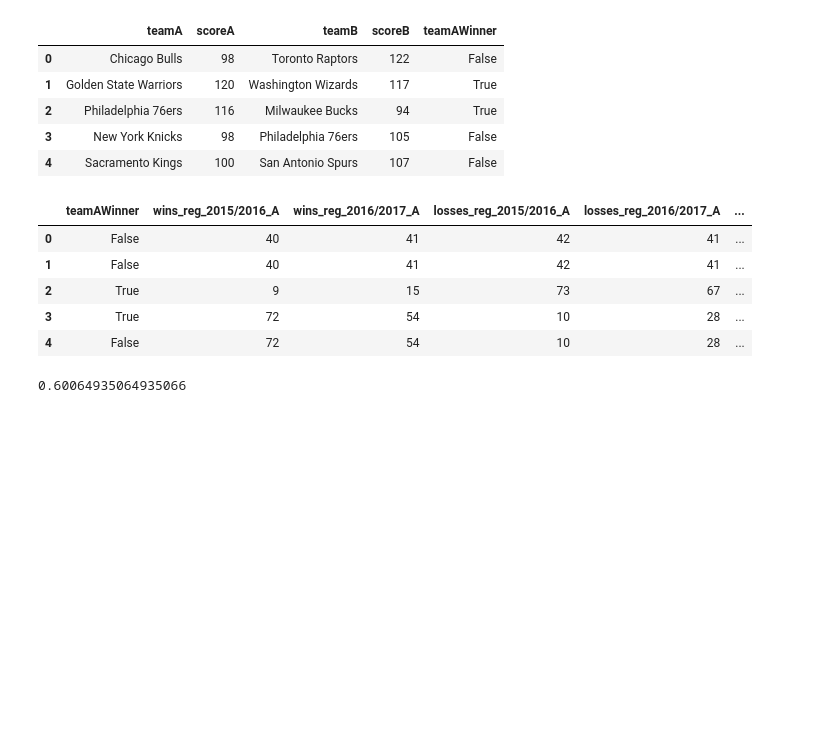
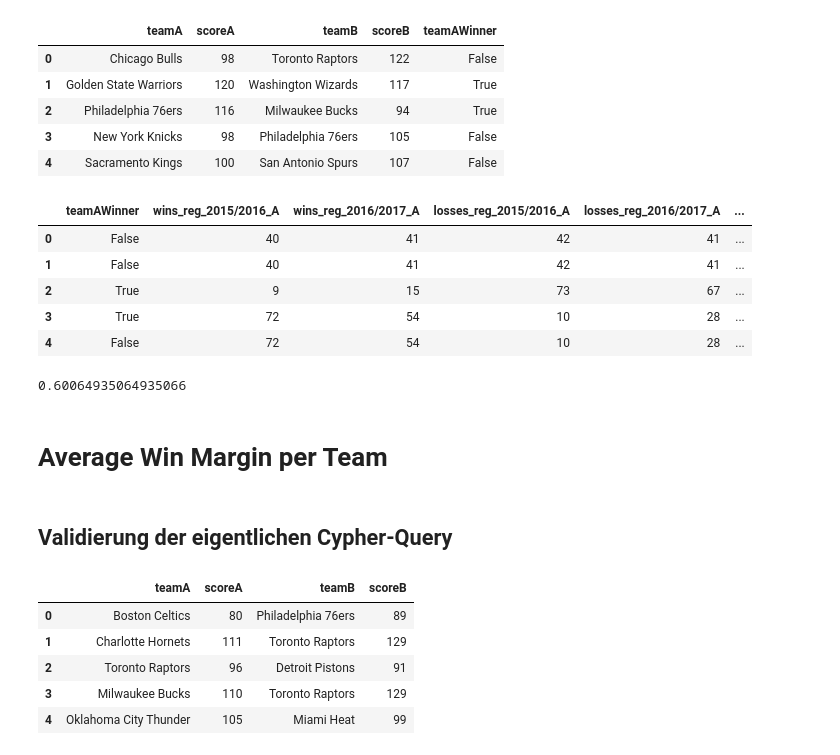
Before and after one commit to jgoerner/SportsPrediction, a Jupyter notebook: NBA/notebooks/1.7-first-model.ipynb, the cells around one changed output. Drawn from its saved outputs; the diff is of its cells as text; code cells hidden in the pictures; blank space fills up the shorter version.

```diff
--- a/NBA/notebooks/1.7-first-model.ipynb
+++ b/NBA/notebooks/1.7-first-model.ipynb
@@ -158,3 +158,21 @@ lr.fit(X_train, y_train)
 lr.score(X_test, y_test)
 # %% [output]
 0.60064935064935066
+# %% [markdown]
+# Average Win Margin per Team
+# %% [markdown]
+## Validierung der eigentlichen Cypher-Query
+# %%
+cypher = """
+MATCH
+	(t:Team)-[:SCORED]->(s:Score)-[:IN_GAME]->(g:Game)<-[:IN_GAME]-(s2:Score)<-[:SCORED]-(t2:Team), (sea:Season)
+WHERE
+    (g)-[:TOOK_PLACE_IN]->(sea)
+AND
+	sea.name = "2017/2018"
+AND
+	g.game_type = "regular_season"
+WITH g, collect(t.name) as teams, collect(s.score) as scores
+RETURN
+	HEAD(teams) as teamA, HEAD(TAIL(scores)) as scoreA, HEAD(TAIL(teams)) as teamB, HEAD(scores) as scoreB
+"""
@@ -160,0 +183,9 @@ lr.score(X_test, y_test)
+# %%
+df_matches.head()
+# %% [output]
+|  | teamA | scoreA | teamB | scoreB |
+| 0 | Boston Celtics | 80 | Philadelphia 76ers | 89 |
+| 1 | Charlotte Hornets | 111 | Toronto Raptors | 129 |
+| 2 | Toronto Raptors | 96 | Detroit Pistons | 91 |
+| 3 | Milwaukee Bucks | 110 | Toronto Raptors | 129 |
+| 4 | Oklahoma City Thunder | 105 | Miami Heat | 99 |
```
Also changed, not shown: parts of 19 cells of this notebook, 2 other files.
